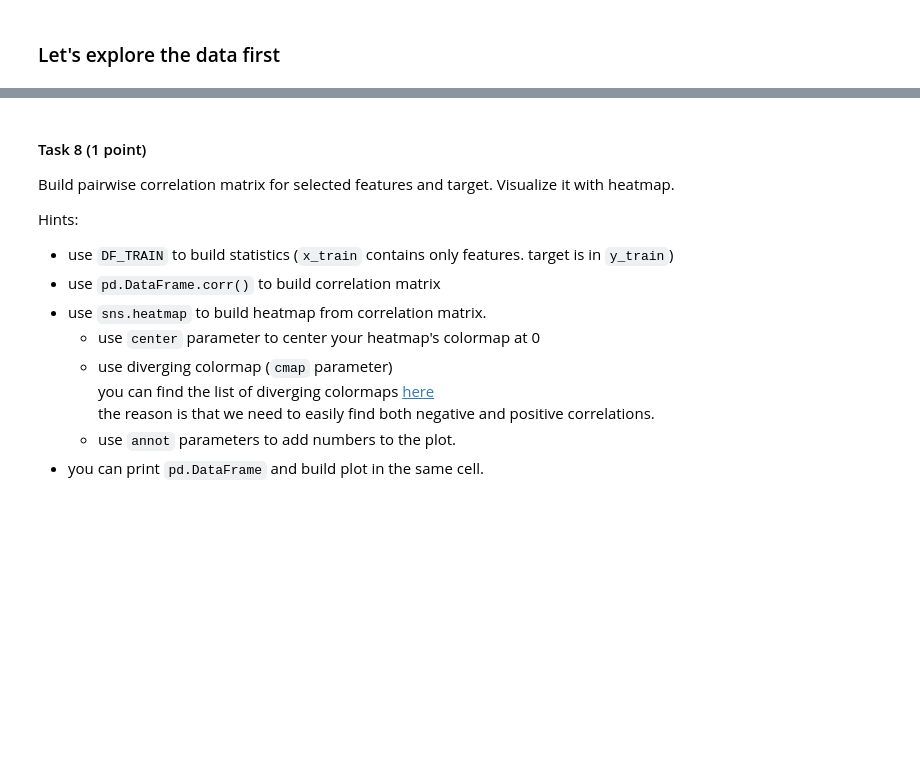
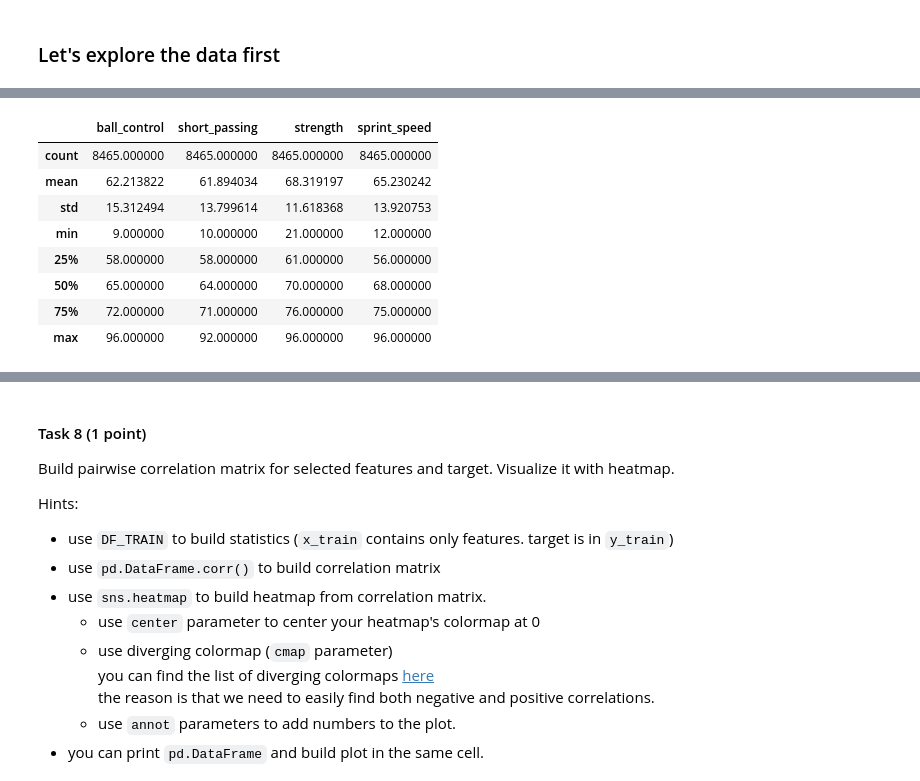
Before and after one commit to AndreiChenchik/ml-intro, a Jupyter notebook: 3_linear_regression/linear_regression.ipynb, the cells around one changed output, grey strips where cells are left out. Saved outputs shown, nothing was run; the diff lists cells and outputs as text; code cells hidden in the pictures; blank space fills up the shorter version.

```diff
--- a/3_linear_regression/linear_regression.ipynb
+++ b/3_linear_regression/linear_regression.ipynb
@@ -749,0 +752,12 @@ print(cols)
+# %%
+x_train.describe()
+# %% [output]
+|  | ball_control | short_passing | strength | sprint_speed |
+| count | 8465.000000 | 8465.000000 | 8465.000000 | 8465.000000 |
+| mean | 62.213822 | 61.894034 | 68.319197 | 65.230242 |
+| std | 15.312494 | 13.799614 | 11.618368 | 13.920753 |
+| min | 9.000000 | 10.000000 | 21.000000 | 12.000000 |
+| 25% | 58.000000 | 58.000000 | 61.000000 | 56.000000 |
+| 50% | 65.000000 | 64.000000 | 70.000000 | 68.000000 |
+| 75% | 72.000000 | 71.000000 | 76.000000 | 75.000000 |
+| max | 96.000000 | 92.000000 | 96.000000 | 96.000000 |
```
Also changed, not shown: parts of 12 cells of this notebook.
